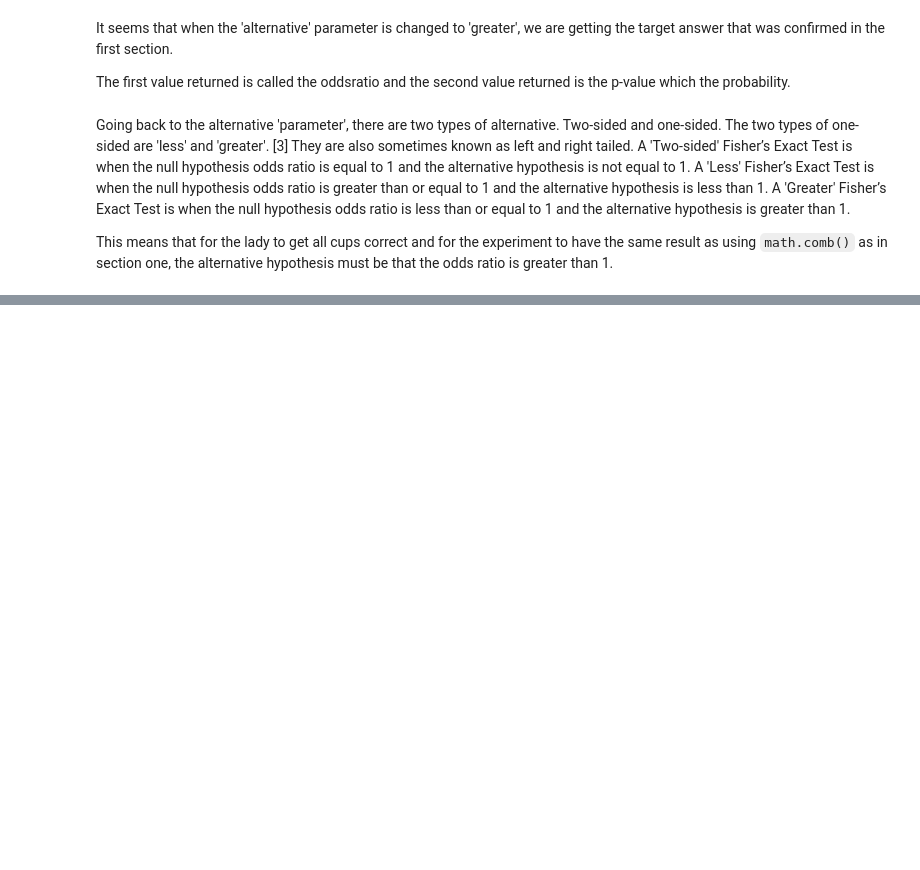
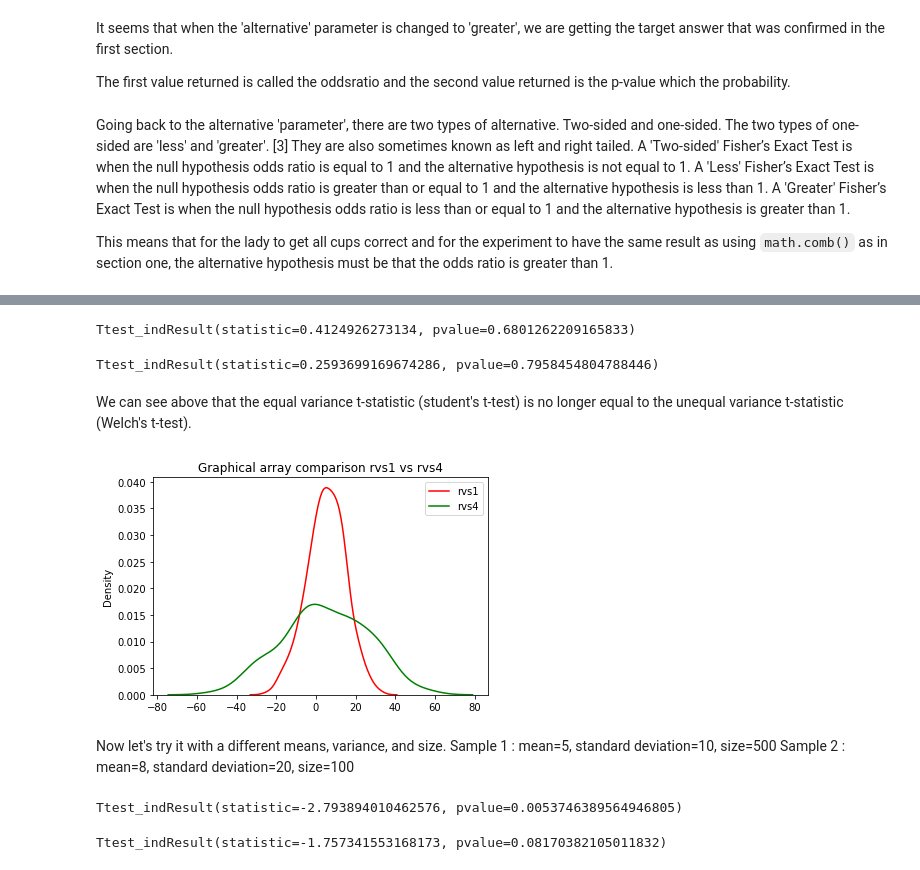
Before and after one commit to angelinka/machine_learning_assessment, a Jupyter notebook: practicals/01-statistics-exercises.ipynb, the cells around one changed output, grey strips where cells are left out. Drawn from its saved outputs; the diff is of its cells as text; code cells hidden in the pictures; blank space fills up the shorter version.

```diff
--- a/practicals/01-statistics-exercises.ipynb
+++ b/practicals/01-statistics-exercises.ipynb
@@ -188,0 +279,34 @@ This means that for the lady to get all cups correct and for the experiment to h
+# %%
+rvs4 = stats.norm.rvs(loc=5, scale=20, size=100, random_state=rng)
+stats.ttest_ind(rvs1, rvs4)
+# %% [output]
+Ttest_indResult(statistic=0.4124926273134, pvalue=0.6801262209165833)
+# %%
+# Generating t-test with equal population variance as False (Welch's t-test)
+stats.ttest_ind(rvs1, rvs4, equal_var=False)
+# %% [output]
+Ttest_indResult(statistic=0.2593699169674286, pvalue=0.7958454804788446)
+# %% [markdown]
+We can see above that the equal variance t-statistic (student's t-test) is no longer equal to the unequal variance t-statistic (Welch's t-test).
+# %%
+# Plot for generated array visualization and comparison
+sns.kdeplot(rvs1, color='red', label='rvs1')
+sns.kdeplot(rvs4, color='green', label='rvs4')
+plt.legend()
+plt.title('Graphical array comparison rvs1 vs rvs4')
+plt.show()
+# %% [output]
+[figure, added]
+# %% [markdown]
+Now let's try it with a different means, variance, and size.
+Sample 1 : mean=5, standard deviation=10, size=500
+Sample 2 : mean=8, standard deviation=20, size=100
+# %%
+rvs5 = stats.norm.rvs(loc=8, scale=20, size=100, random_state=rng)
+stats.ttest_ind(rvs1, rvs5)
+# %% [output]
+Ttest_indResult(statistic=-2.793894010462576, pvalue=0.0053746389564946805)
+# %%
+stats.ttest_ind(rvs1, rvs5, equal_var=False)
+# %% [output]
+Ttest_indResult(statistic=-1.757341553168173, pvalue=0.08170382105011832)
```
Also changed, not shown: parts of 21 cells of this notebook.
